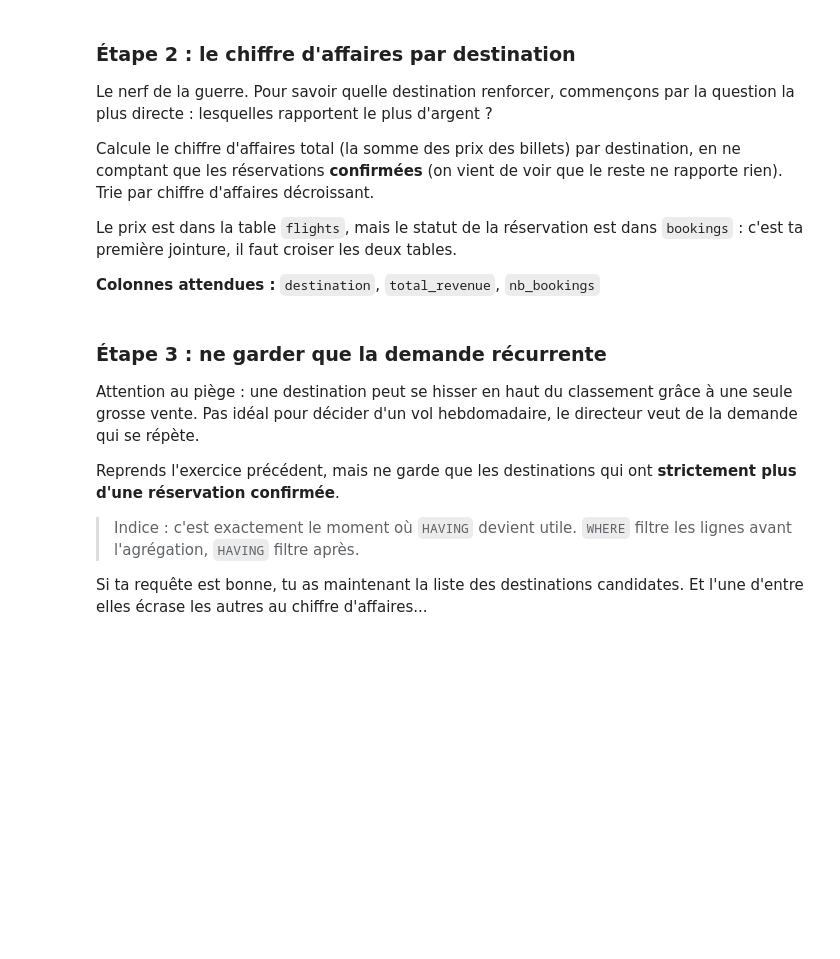
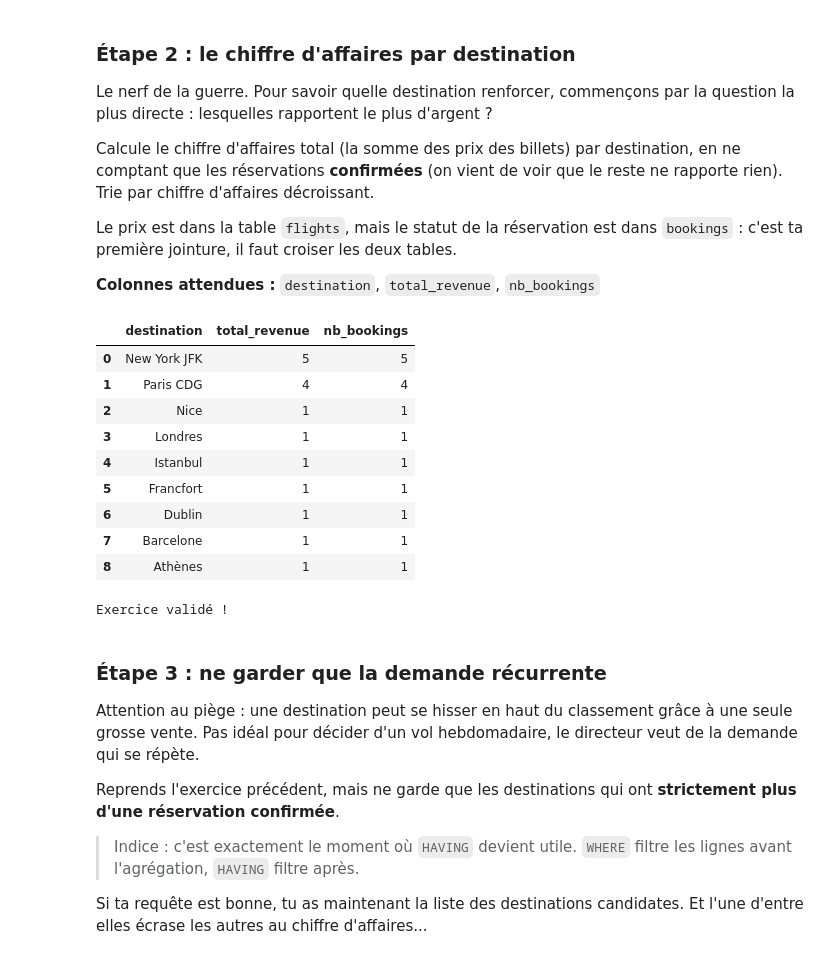
Before and after one commit to jandreolli/Cahier-vacances-ia-data-2026, a Jupyter notebook: Projet_01/projet_01.ipynb, the cells around one changed output. Saved outputs shown, nothing was run; the diff lists cells and outputs as text; code cells hidden in the pictures; blank space fills up the shorter version.

```diff
--- a/Projet_01/projet_01.ipynb
+++ b/Projet_01/projet_01.ipynb
@@ -424,17 +518,36 @@ Le prix est dans la table `flights`, mais le statut de la réservation est dans
 # %%
 result = query("""
 -- ### START CODE HERE ###
+
+SELECT destination, COUNT(price_eur) AS total_revenue, COUNT(*) AS nb_bookings
+FROM flights AS f
+INNER JOIN bookings AS b ON f.id = b.flight_id
+WHERE b.status = 'confirmed'
+GROUP BY destination
+ORDER BY total_revenue DESC
 
 -- ### END CODE HERE ###
 """)
 display(result)
 
 assert 'destination' in result.columns
 assert 'total_revenue' in result.columns
 assert result['total_revenue'].is_monotonic_decreasing, "Trie par CA décroissant"
 top_dest = result.iloc[0]['destination']
 assert top_dest == 'New York JFK', f"La destination avec le plus de CA devrait être New York JFK, pas {top_dest}"
 print("Exercice validé !")
+# %% [output]
+|  | destination | total_revenue | nb_bookings |
+| 0 | New York JFK | 5 | 5 |
+| 1 | Paris CDG | 4 | 4 |
+| 2 | Nice | 1 | 1 |
+| 3 | Londres | 1 | 1 |
+| 4 | Istanbul | 1 | 1 |
+| 5 | Francfort | 1 | 1 |
+| 6 | Dublin | 1 | 1 |
+| 7 | Barcelone | 1 | 1 |
+| 8 | Athènes | 1 | 1 |
+Exercice validé !
 # %% [markdown]
 ### Étape 3 : ne garder que la demande récurrente
 
```
Also changed, not shown: parts of 13 cells of this notebook.
